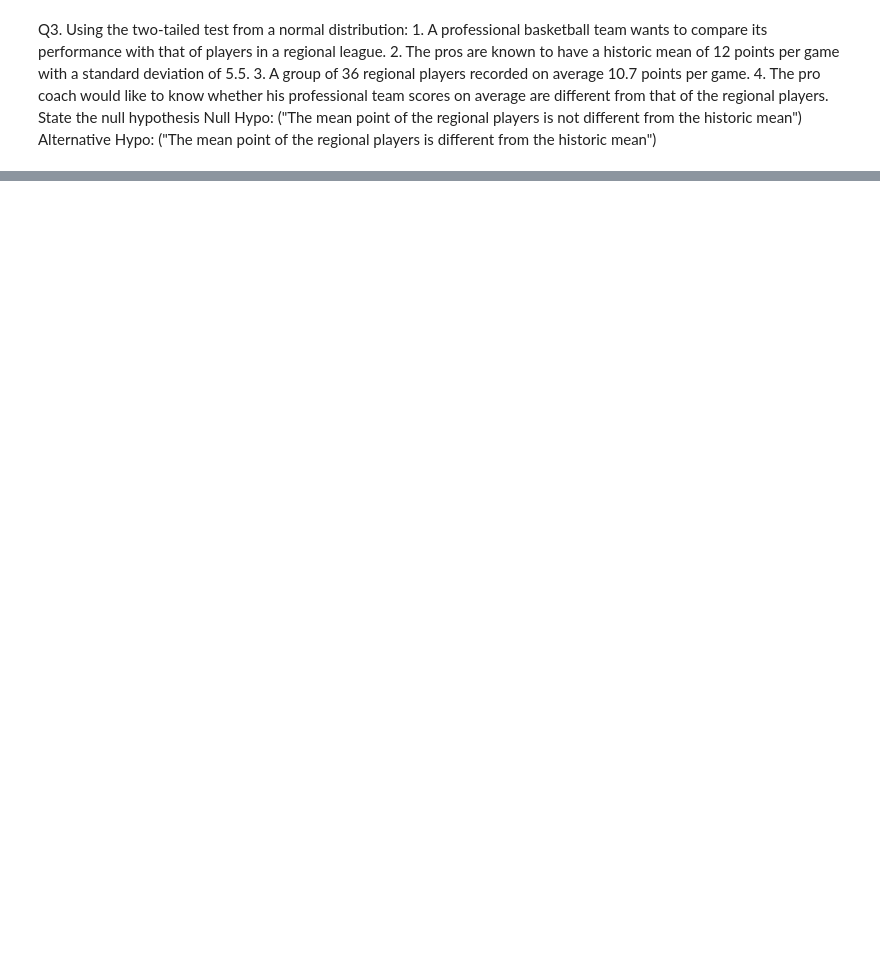
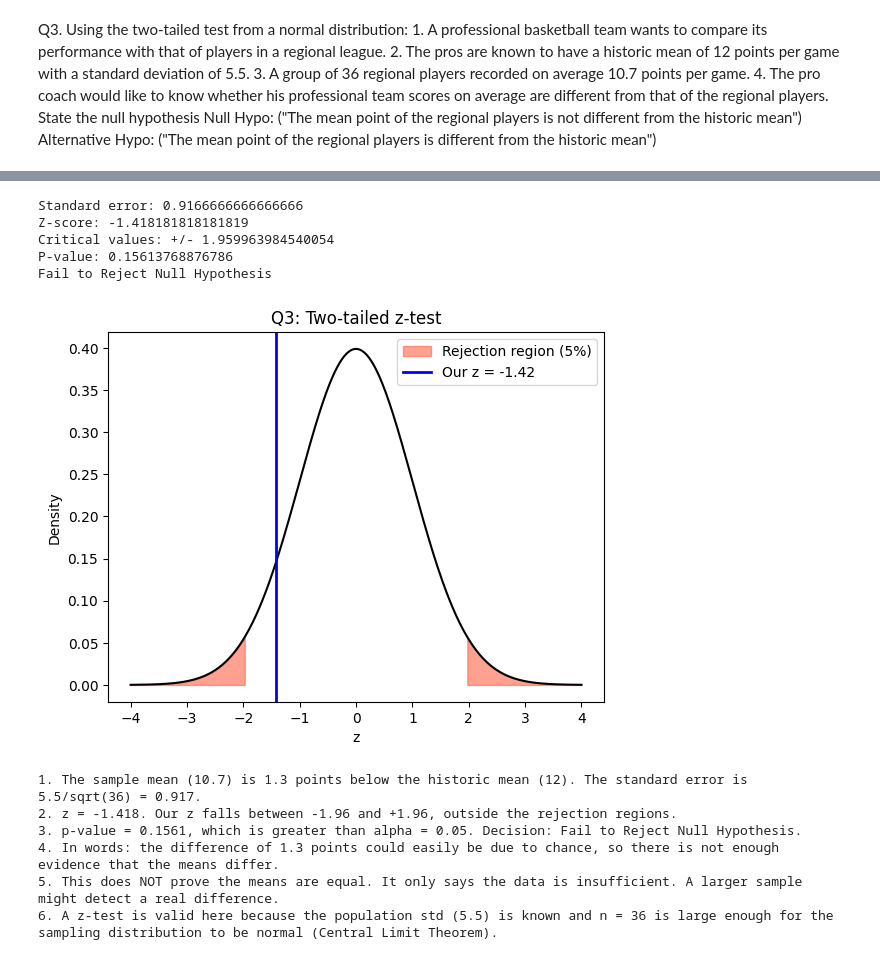
Before and after one commit to Tushar-3512/Data-Science-Practical-, a Jupyter notebook: Practical5.ipynb, the cells around one changed output, grey strips where cells are left out. Saved outputs shown, nothing was run; the diff lists cells and outputs as text; code cells hidden in the pictures; blank space fills up the shorter version.

```diff
--- a/Practical5.ipynb
+++ b/Practical5.ipynb
@@ -81,0 +135,53 @@ plt.show()
+# %%
+mu, sigma, x_bar, n, alpha = 12, 5.5, 10.7, 36, 0.05
+
+se = sigma / np.sqrt(n)                       # standard error of the mean
+z = (x_bar - mu) / se
+p_value = 2 * stats.norm.sf(abs(z))           # two-tailed
+z_crit = stats.norm.ppf(1 - alpha/2)          # critical value (1.96)
+
+print("Standard error:", se)
+print("Z-score:", z)
+print("Critical values: +/-", z_crit)
+print("P-value:", p_value)
+
+if p_value < alpha:
+    decision = "Reject Null Hypothesis"
+else:
+    decision = "Fail to Reject Null Hypothesis"
+print(decision)
+
+# Graph: rejection regions vs our z-score
+xs = np.linspace(-4, 4, 400)
+ys = stats.norm.pdf(xs)
+plt.plot(xs, ys, color='black')
+plt.fill_between(xs[xs <= -z_crit], ys[xs <= -z_crit], color='tomato', alpha=0.6, label='Rejection region (5%)')
+plt.fill_between(xs[xs >= z_crit], ys[xs >= z_crit], color='tomato', alpha=0.6)
+plt.axvline(z, color='blue', linewidth=2, label=f'Our z = {z:.2f}')
+plt.xlabel("z")
+plt.ylabel("Density")
+plt.title("Q3: Two-tailed z-test")
+plt.legend()
+plt.show()
+
+print(f"""
+1. The sample mean ({x_bar}) is {abs(x_bar - mu):.1f} points below the historic mean ({mu}). The standard error is {sigma}/sqrt({n}) = {se:.3f}.
+2. z = {z:.3f}. Our z falls between -{z_crit:.2f} and +{z_crit:.2f}, outside the rejection regions.
+3. p-value = {p_value:.4f}, which is greater than alpha = {alpha}. Decision: {decision}.
+4. In words: the difference of {abs(x_bar - mu):.1f} points could easily be due to chance, so there is not enough evidence that the means differ.
+5. This does NOT prove the means are equal. It only says the data is insufficient. A larger sample might detect a real difference.
+6. A z-test is valid here because the population std ({sigma}) is known and n = {n} is large enough for the sampling distribution to be normal (Central Limit Theorem).
+""")
+# %% [output]
+Standard error: 0.9166666666666666
+Z-score: -1.418181818181819
+Critical values: +/- 1.959963984540054
+P-value: 0.15613768876786
+Fail to Reject Null Hypothesis
+[figure, added]
+1. The sample mean (10.7) is 1.3 points below the historic mean (12). The standard error is 5.5/sqrt(36) = 0.917.
+2. z = -1.418. Our z falls between -1.96 and +1.96, outside the rejection regions.
+3. p-value = 0.1561, which is greater than alpha = 0.05. Decision: Fail to Reject Null Hypothesis.
+4. In words: the difference of 1.3 points could easily be due to chance, so there is not enough evidence that the means differ.
+5. This does NOT prove the means are equal. It only says the data is insufficient. A larger sample might detect a real difference.
+6. A z-test is valid here because the population std (5.5) is known and n = 36 is large enough for the sampling distribution to be normal (Central Limit Theorem).
```
Also changed, not shown: parts of 8 cells of this notebook.
